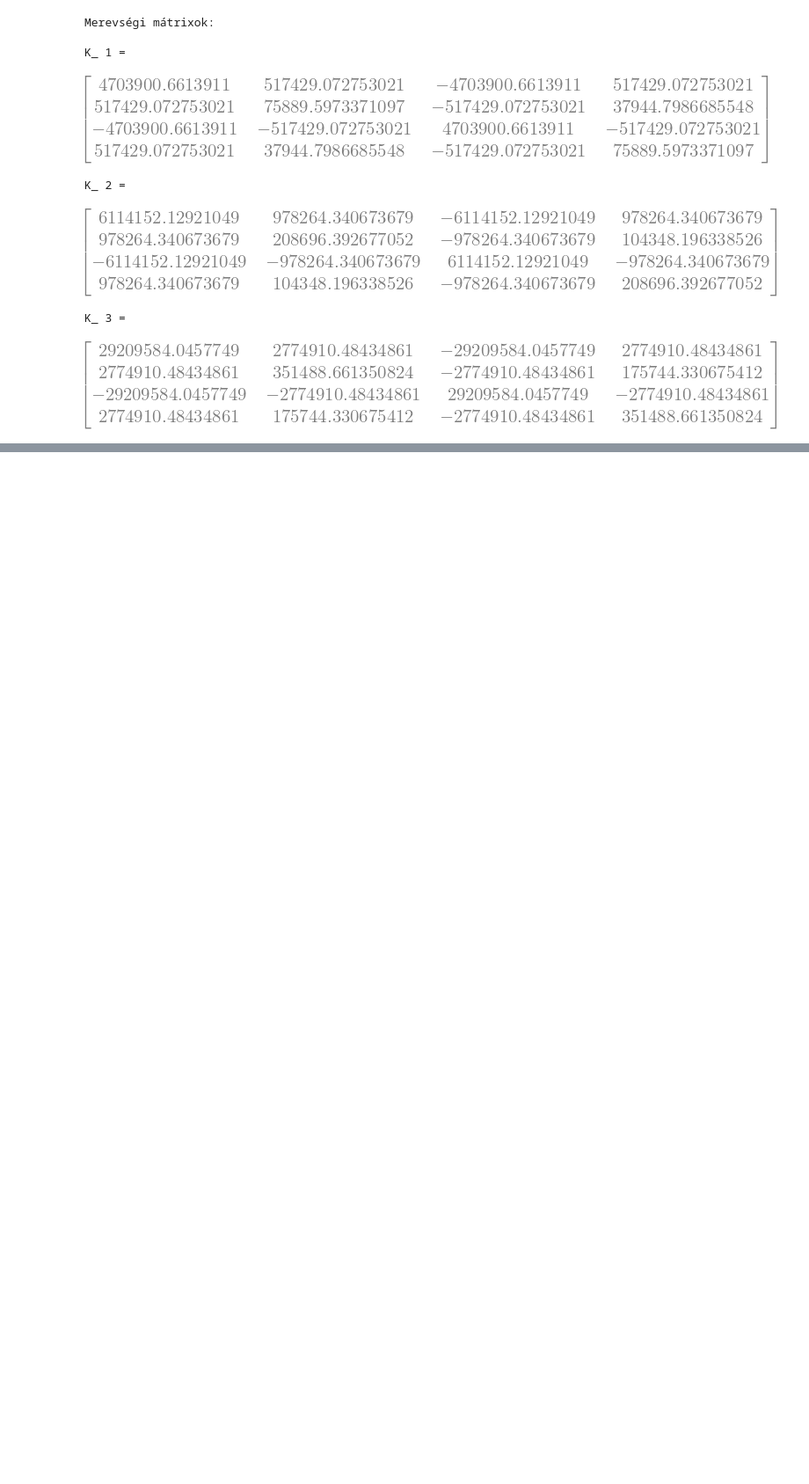
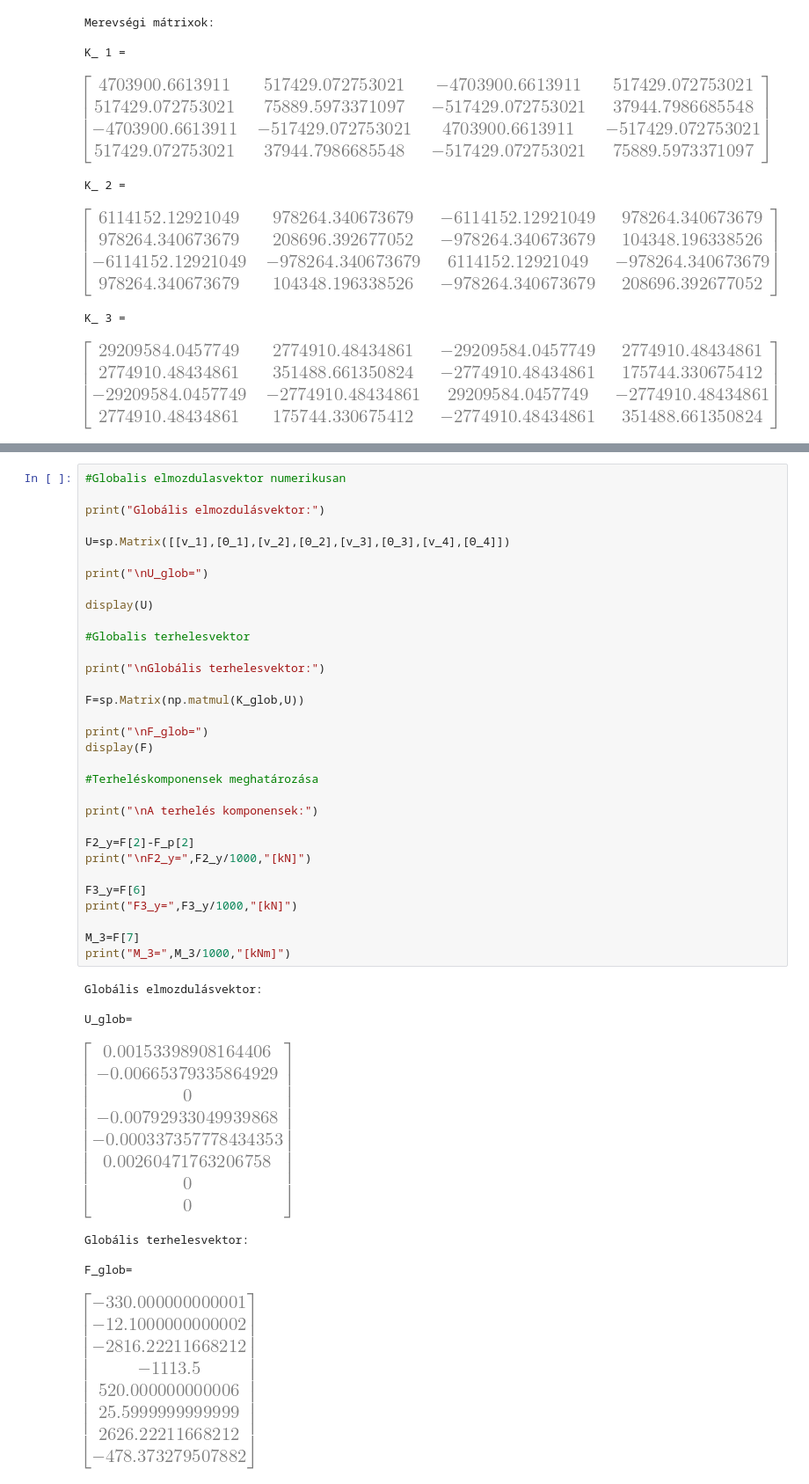
Before and after one commit to near731/VEM_HF1, a Jupyter notebook: vem_hf1.ipynb, the cells around one changed output, grey strips where cells are left out. Shown: that part at 88% size. Drawn from its saved outputs; the diff is of its cells as text; blank space fills up the shorter version.

```diff
--- a/vem_hf1.ipynb
+++ b/vem_hf1.ipynb
@@ -157,0 +296,41 @@ K_glob=
+# %%
+#Globalis elmozdulasvektor numerikusan
+
+print("Globális elmozdulásvektor:")
+
+U=sp.Matrix([[v_1],[Θ_1],[v_2],[Θ_2],[v_3],[Θ_3],[v_4],[Θ_4]])
+
+print("\nU_glob=")
+
+display(U)
+
+#Globalis terhelesvektor
+
+print("\nGlobális terhelesvektor:")
+
+F=sp.Matrix(np.matmul(K_glob,U))
+
+print("\nF_glob=")
+display(F)
+
+#Terheléskomponensek meghatározása
+
+print("\nA terhelés komponensek:")
+
+F2_y=F[2]-F_p[2]
+print("\nF2_y=",F2_y/1000,"[kN]")
+
+F3_y=F[6]
+print("F3_y=",F3_y/1000,"[kN]")
+
+M_3=F[7]
+print("M_3=",M_3/1000,"[kNm]")
+# %% [output]
+Globális elmozdulásvektor:
+
+U_glob=
+[figure, added]
+Globális terhelesvektor:
+
+F_glob=
+[figure, added]
```
Also changed, not shown: parts of 5 cells of this notebook.
